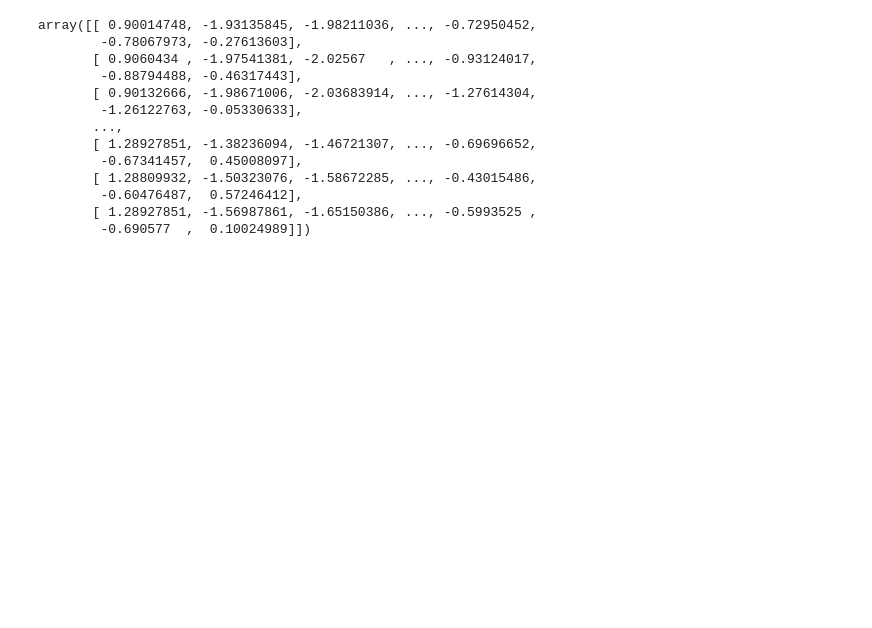
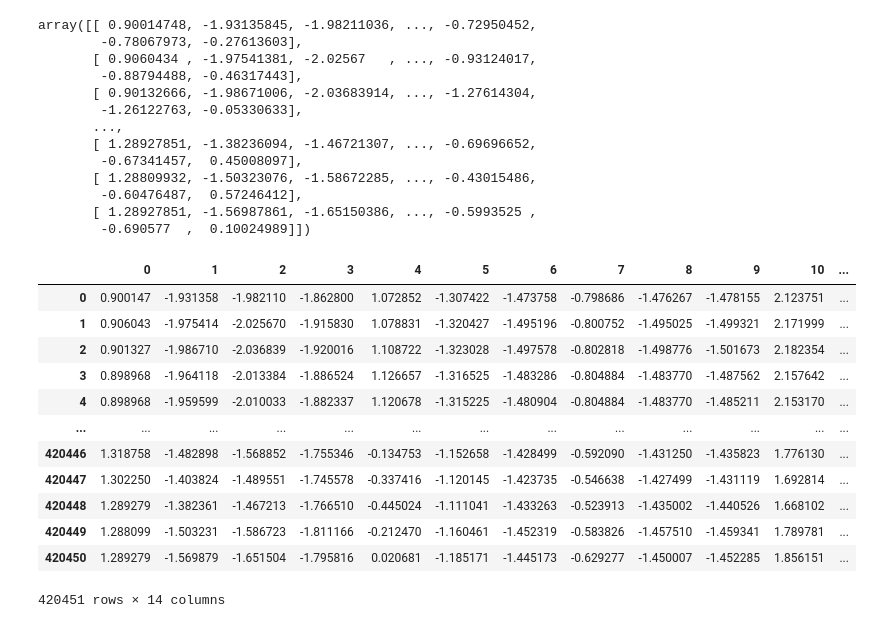
Before and after one commit to liuyixi520/code, a Jupyter notebook: pythondl/6_6.ipynb, the cells around one changed output. Saved outputs shown, nothing was run; the diff lists cells and outputs as text; code cells hidden in the pictures; blank space fills up the shorter version.

```diff
--- a/pythondl/6_6.ipynb
+++ b/pythondl/6_6.ipynb
@@ -91,3 +91,22 @@ array([[ 0.90014748, -1.93135845, -1.98211036, ..., -0.72950452,
         -0.60476487,  0.57246412],
        [ 1.28927851, -1.56987861, -1.65150386, ..., -0.5993525 ,
         -0.690577  ,  0.10024989]])
+# %%
+import pandas as pd
+# 将数据转换成pandas的DataFrame
+df = pd.DataFrame(float_data)
+df
+# %% [output]
+|  | 0 | 1 | 2 | 3 | 4 | 5 | 6 | 7 | 8 | 9 | 10 | ... |
+| 0 | 0.900147 | -1.931358 | -1.982110 | -1.862800 | 1.072852 | -1.307422 | -1.473758 | -0.798686 | -1.476267 | -1.478155 | 2.123751 | ... |
+| 1 | 0.906043 | -1.975414 | -2.025670 | -1.915830 | 1.078831 | -1.320427 | -1.495196 | -0.800752 | -1.495025 | -1.499321 | 2.171999 | ... |
+| 2 | 0.901327 | -1.986710 | -2.036839 | -1.920016 | 1.108722 | -1.323028 | -1.497578 | -0.802818 | -1.498776 | -1.501673 | 2.182354 | ... |
+| 3 | 0.898968 | -1.964118 | -2.013384 | -1.886524 | 1.126657 | -1.316525 | -1.483286 | -0.804884 | -1.483770 | -1.487562 | 2.157642 | ... |
+| 4 | 0.898968 | -1.959599 | -2.010033 | -1.882337 | 1.120678 | -1.315225 | -1.480904 | -0.804884 | -1.483770 | -1.485211 | 2.153170 | ... |
+| ... | ... | ... | ... | ... | ... | ... | ... | ... | ... | ... | ... | ... |
+| 420446 | 1.318758 | -1.482898 | -1.568852 | -1.755346 | -0.134753 | -1.152658 | -1.428499 | -0.592090 | -1.431250 | -1.435823 | 1.776130 | ... |
+| 420447 | 1.302250 | -1.403824 | -1.489551 | -1.745578 | -0.337416 | -1.120145 | -1.423735 | -0.546638 | -1.427499 | -1.431119 | 1.692814 | ... |
+| 420448 | 1.289279 | -1.382361 | -1.467213 | -1.766510 | -0.445024 | -1.111041 | -1.433263 | -0.523913 | -1.435002 | -1.440526 | 1.668102 | ... |
+| 420449 | 1.288099 | -1.503231 | -1.586723 | -1.811166 | -0.212470 | -1.160461 | -1.452319 | -0.583826 | -1.457510 | -1.459341 | 1.789781 | ... |
+| 420450 | 1.289279 | -1.569879 | -1.651504 | -1.795816 | 0.020681 | -1.185171 | -1.445173 | -0.629277 | -1.450007 | -1.452285 | 1.856151 | ... |
+420451 rows × 14 columns
```
Also changed, not shown: parts of 4 cells of this notebook, 1 other file.
